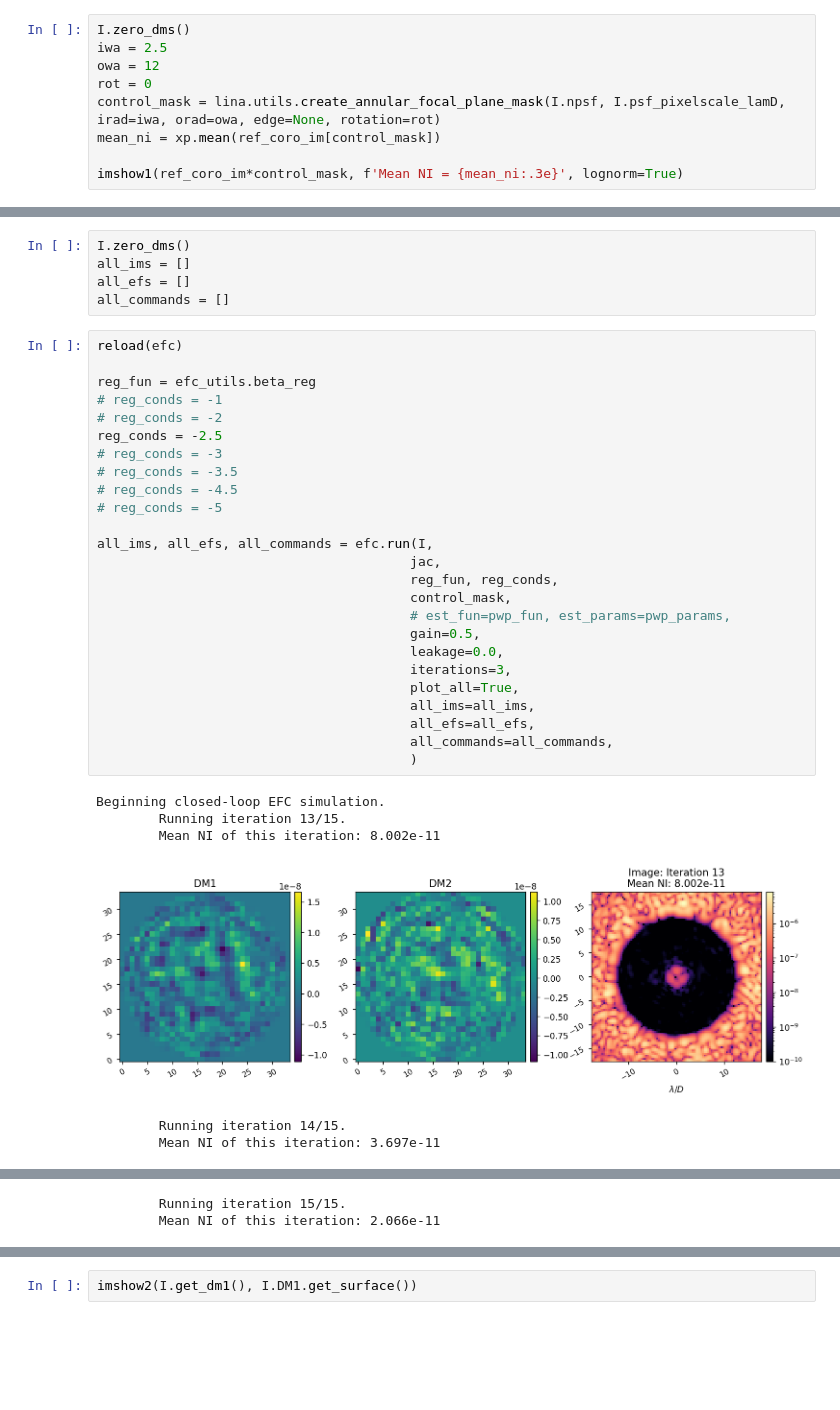
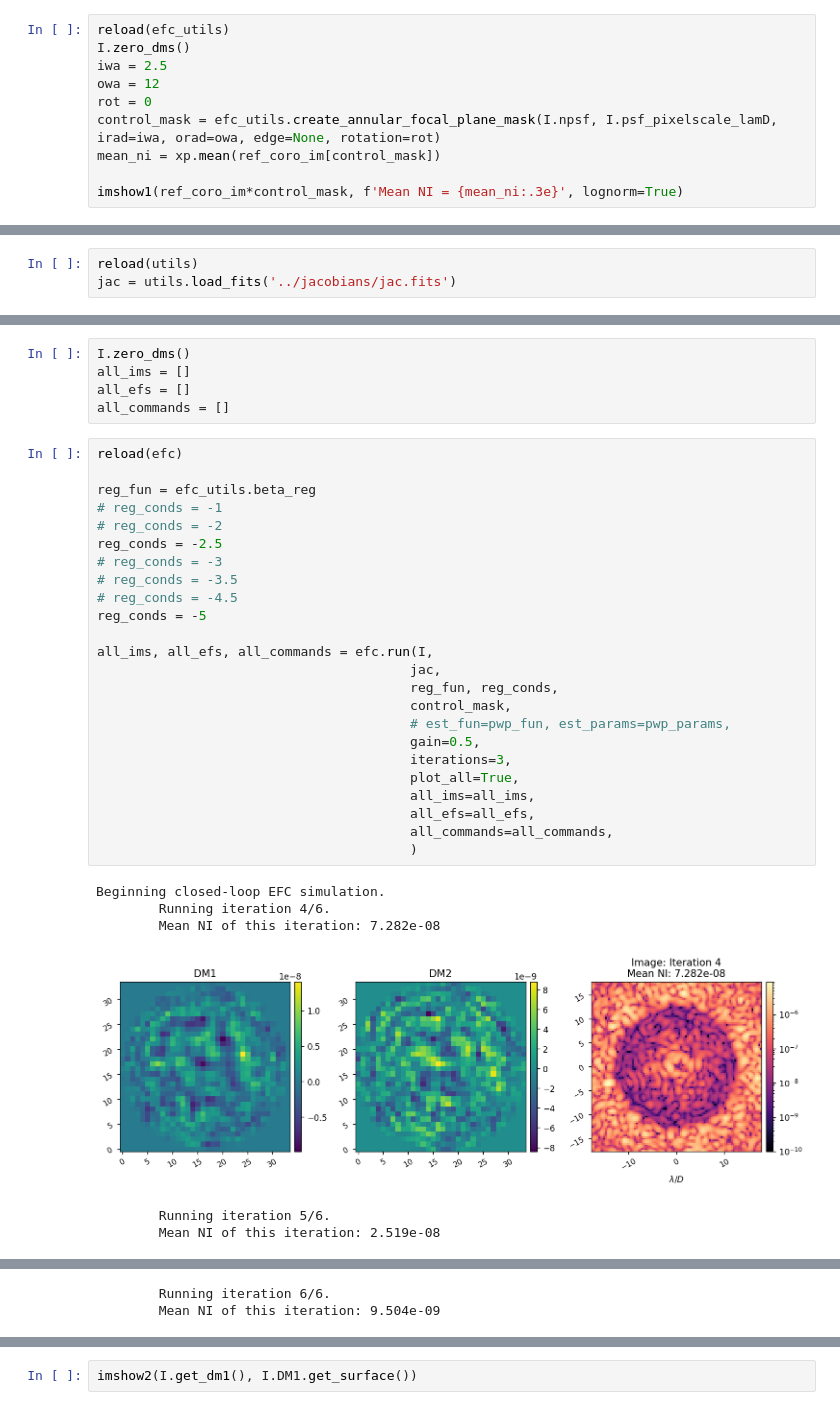
Before and after one commit to kian1377/apra-howfsc-models, a Jupyter notebook: notebooks/combined_efc_34.ipynb, the cells around one changed output, grey strips where cells are left out. Cells and saved outputs as stored; diff of their text form; blank space fills up the shorter version.

Commit message:
ran efc with pre computed jacobian on monochromatic fresnel model

```diff
--- a/notebooks/combined_efc_34.ipynb
+++ b/notebooks/combined_efc_34.ipynb
@@ -157,11 +159,12 @@ display(fig)
 # %% [output]
 [figure]
 # %%
+reload(efc_utils)
 I.zero_dms()
 iwa = 2.5
 owa = 12
 rot = 0
-control_mask = lina.utils.create_annular_focal_plane_mask(I.npsf, I.psf_pixelscale_lamD, irad=iwa, orad=owa, edge=None, rotation=rot)
+control_mask = efc_utils.create_annular_focal_plane_mask(I.npsf, I.psf_pixelscale_lamD, irad=iwa, orad=owa, edge=None, rotation=rot)
 mean_ni = xp.mean(ref_coro_im[control_mask])
 
 imshow1(ref_coro_im*control_mask, f'Mean NI = {mean_ni:.3e}', lognorm=True)
@@ -187,6 +185,9 @@ Jacobian built in 200.886 sec
 utils.save_fits('../jacobians/jac.fits', jac)
 # %% [output]
 Saved data to:  ../jacobians/jac.fits
+# %%
+reload(utils)
+jac = utils.load_fits('../jacobians/jac.fits')
 # %% [markdown]
 # Run EFC without PWP
 # %%
@@ -197,32 +198,31 @@ all_commands = []
 # %%
 reload(efc)
 
 reg_fun = efc_utils.beta_reg
 # reg_conds = -1
 # reg_conds = -2
 reg_conds = -2.5
 # reg_conds = -3
 # reg_conds = -3.5
 # reg_conds = -4.5
-# reg_conds = -5
+reg_conds = -5
 
 all_ims, all_efs, all_commands = efc.run(I,
                                         jac,
                                         reg_fun, reg_conds,
                                         control_mask,
                                         # est_fun=pwp_fun, est_params=pwp_params,
                                         gain=0.5,
-                                        leakage=0.0,
                                         iterations=3,
                                         plot_all=True,
                                         all_ims=all_ims,
                                         all_efs=all_efs,
                                         all_commands=all_commands,
                                         )
 # %% [output]
 Beginning closed-loop EFC simulation.
-        Running iteration 13/15.
-        Mean NI of this iteration: 8.002e-11
+        Running iteration 4/6.
+        Mean NI of this iteration: 7.282e-08
-[figure, old version]
+[figure, new version]
-        Running iteration 14/15.
-        Mean NI of this iteration: 3.697e-11
+        Running iteration 5/6.
+        Mean NI of this iteration: 2.519e-08
@@ -230,2 +230,2 @@ Beginning closed-loop EFC simulation.
-        Running iteration 15/15.
-        Mean NI of this iteration: 2.066e-11
+        Running iteration 6/6.
+        Mean NI of this iteration: 9.504e-09
```
Also changed, not shown: parts of 5 cells of this notebook, 10 other files.
